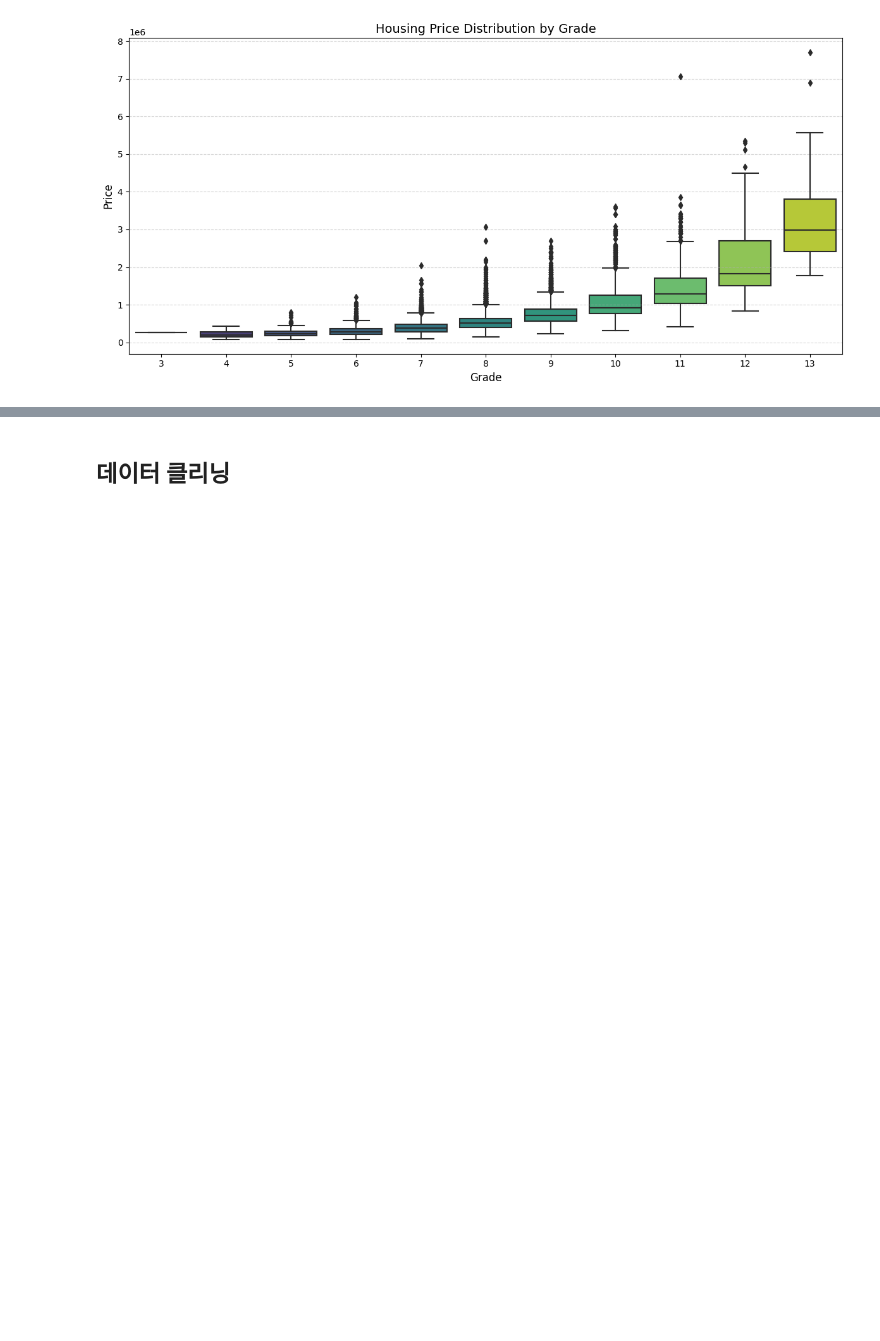
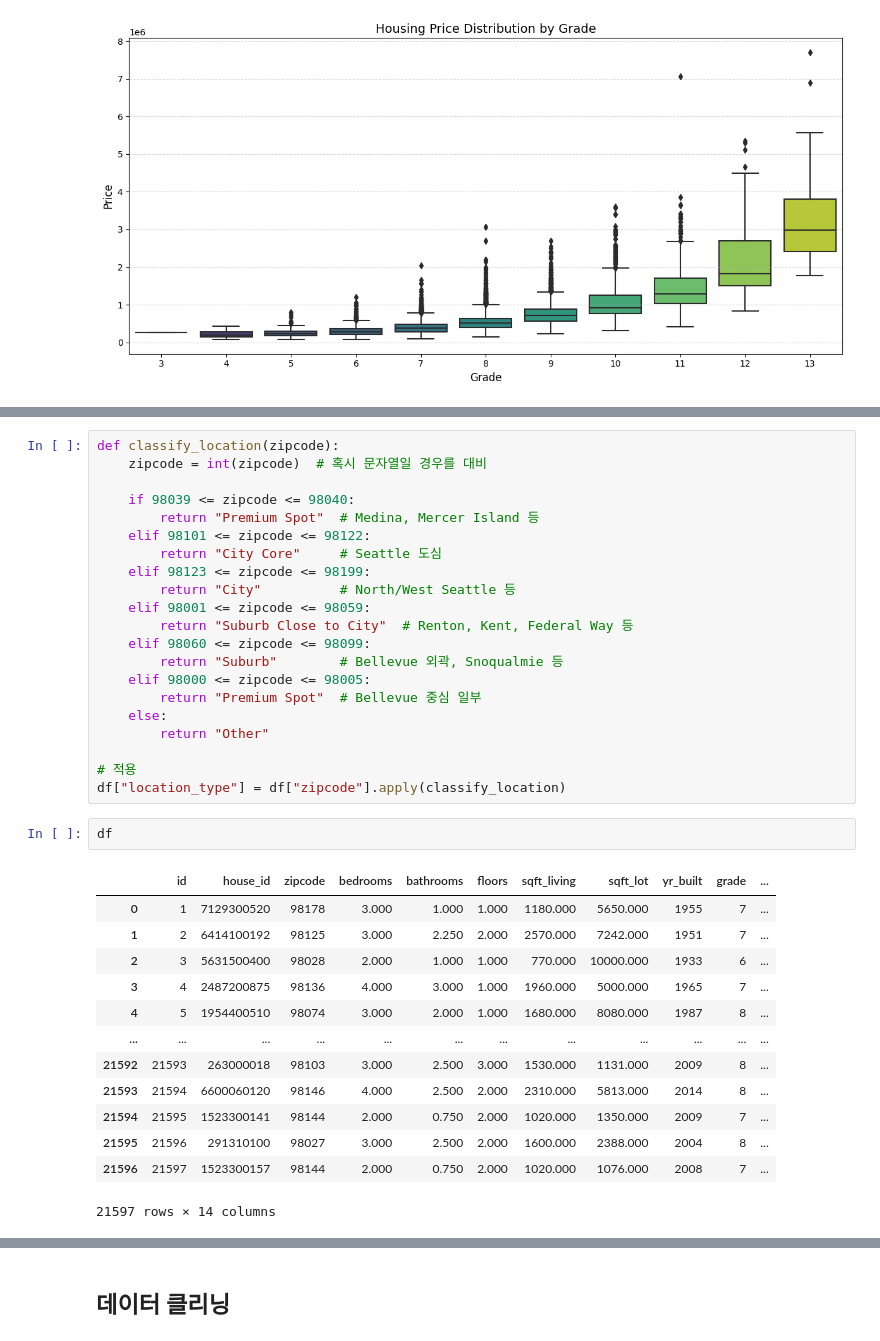
Before and after one commit to gracelee087/king-county-housing-eda, a Jupyter notebook: EDA.ipynb, the cells around one changed output, grey strips where cells are left out. Cells and saved outputs as stored; diff of their text form; blank space fills up the shorter version.

```diff
--- a/EDA.ipynb
+++ b/EDA.ipynb
@@ -244,0 +243,37 @@ plt.show()
+# %%
+def classify_location(zipcode):
+    zipcode = int(zipcode)  # 혹시 문자열일 경우를 대비
+
+    if 98039 <= zipcode <= 98040:
+        return "Premium Spot"  # Medina, Mercer Island 등
+    elif 98101 <= zipcode <= 98122:
+        return "City Core"     # Seattle 도심
+    elif 98123 <= zipcode <= 98199:
+        return "City"          # North/West Seattle 등
+    elif 98001 <= zipcode <= 98059:
+        return "Suburb Close to City"  # Renton, Kent, Federal Way 등
+    elif 98060 <= zipcode <= 98099:
+        return "Suburb"        # Bellevue 외곽, Snoqualmie 등
+    elif 98000 <= zipcode <= 98005:
+        return "Premium Spot"  # Bellevue 중심 일부
+    else:
+        return "Other"
+
+# 적용
+df["location_type"] = df["zipcode"].apply(classify_location)
+# %%
+df
+# %% [output]
+|  | id | house_id | zipcode | bedrooms | bathrooms | floors | sqft_living | sqft_lot | yr_built | grade | ... |
+| 0 | 1 | 7129300520 | 98178 | 3.000 | 1.000 | 1.000 | 1180.000 | 5650.000 | 1955 | 7 | ... |
+| 1 | 2 | 6414100192 | 98125 | 3.000 | 2.250 | 2.000 | 2570.000 | 7242.000 | 1951 | 7 | ... |
+| 2 | 3 | 5631500400 | 98028 | 2.000 | 1.000 | 1.000 | 770.000 | 10000.000 | 1933 | 6 | ... |
+| 3 | 4 | 2487200875 | 98136 | 4.000 | 3.000 | 1.000 | 1960.000 | 5000.000 | 1965 | 7 | ... |
+| 4 | 5 | 1954400510 | 98074 | 3.000 | 2.000 | 1.000 | 1680.000 | 8080.000 | 1987 | 8 | ... |
+| ... | ... | ... | ... | ... | ... | ... | ... | ... | ... | ... | ... |
+| 21592 | 21593 | 263000018 | 98103 | 3.000 | 2.500 | 3.000 | 1530.000 | 1131.000 | 2009 | 8 | ... |
+| 21593 | 21594 | 6600060120 | 98146 | 4.000 | 2.500 | 2.000 | 2310.000 | 5813.000 | 2014 | 8 | ... |
+| 21594 | 21595 | 1523300141 | 98144 | 2.000 | 0.750 | 2.000 | 1020.000 | 1350.000 | 2009 | 7 | ... |
+| 21595 | 21596 | 291310100 | 98027 | 3.000 | 2.500 | 2.000 | 1600.000 | 2388.000 | 2004 | 8 | ... |
+| 21596 | 21597 | 1523300157 | 98144 | 2.000 | 0.750 | 2.000 | 1020.000 | 1076.000 | 2008 | 7 | ... |
+21597 rows × 14 columns
```
Also changed, not shown: parts of 27 cells of this notebook.
